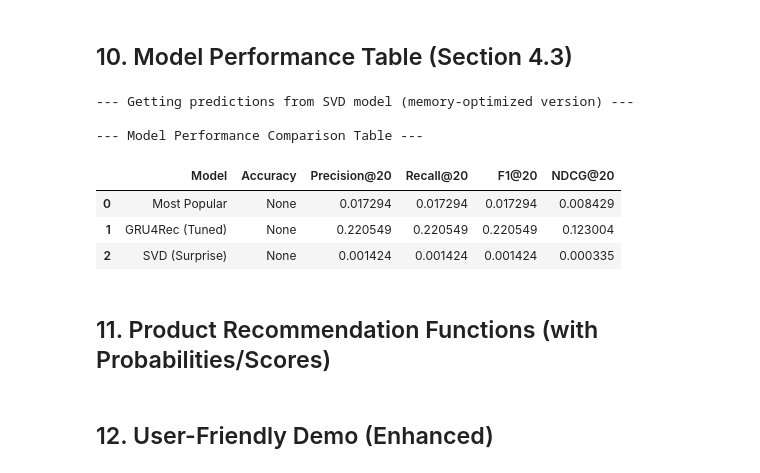
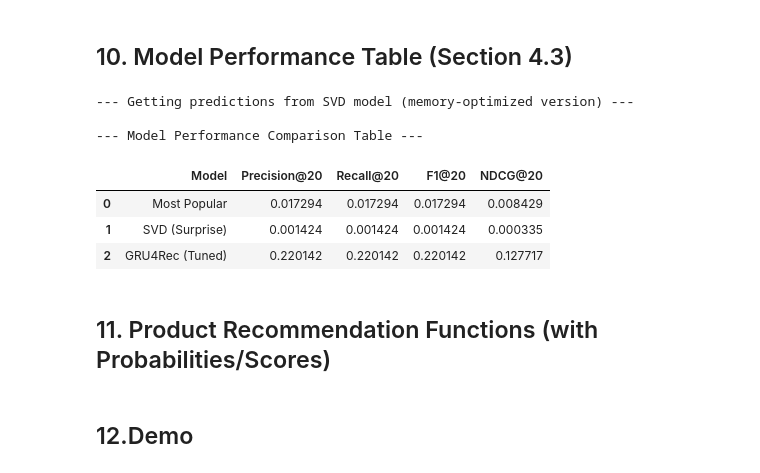
Before and after one commit to Khanh-Nguyen-android/Projectgroup-52-topic-2, a Jupyter notebook: retail_recommendation_engine.ipynb, the cells around one changed output. Saved outputs shown, nothing was run; the diff lists cells and outputs as text; code cells hidden in the pictures.

```diff
--- a/retail_recommendation_engine.ipynb
+++ b/retail_recommendation_engine.ipynb
@@ -532,11 +532,6 @@ def predict_next_gru(model, session, k=20):
     return topk.tolist()
 y_pred_gru = [predict_next_gru(model, session_input, k=20) for session_input in test_session_inputs]
 
-# --- Create results table ---
-results = []
-results.append(['Most Popular', None, precision_at_k(y_true, y_pred_pop, 20), recall_at_k(y_true, y_pred_pop, 20), f1_at_k(y_true, y_pred_pop, 20), ndcg_at_k(y_true, y_pred_pop, 20)])
-results.append(['GRU4Rec (Tuned)', None, precision_at_k(y_true, y_pred_gru, 20), recall_at_k(y_true, y_pred_gru, 20), f1_at_k(y_true, y_pred_gru, 20), ndcg_at_k(y_true, y_pred_gru, 20)])
-
 # Get predictions from the SVD model if it was successfully trained
 # *** THIS PART IS OPTIMIZED TO AVOID MEMORY OVERFLOW ***
 if svd_model is not None:
@@ -544,39 +539,43 @@ if svd_model is not None:
     svd_user2pred = {}
     all_item_idxs = train['item_idx'].unique()
     test_user_idxs = test_sessions_df['user_idx'].unique()
 
     # Efficiently loop through each user in the test set
     for user_idx in test_user_idxs:
         # Get the list of items the user has interacted with in the training set
         interacted_items = train[train['user_idx'] == user_idx]['item_idx'].unique()
 
         # Get the list of items the user has NOT interacted with to predict
         items_to_predict = np.setdiff1d(all_item_idxs, interacted_items)
 
         # Predict scores for the unseen items for ONLY this user
         predictions = [svd_model.predict(user_idx, item_idx) for item_idx in items_to_predict]
 
         # Sort and get top 20
         predictions.sort(key=lambda x: x.est, reverse=True)
         svd_user2pred[user_idx] = [pred.iid for pred in predictions[:20]]
 
     # Map the calculated recommendations to the correct order of test sessions
     y_pred_svd = [svd_user2pred.get(uidx, most_popular) for uidx in test_sessions_df['user_idx']]
 
-    results.append(['SVD (Surprise)', None, precision_at_k(y_true, y_pred_svd, 20), recall_at_k(y_true, y_pred_svd, 20), f1_at_k(y_true, y_pred_svd, 20), ndcg_at_k(y_true, y_pred_svd, 20)])
+# --- Create results table ---
+results = []
+results.append(['Most Popular', precision_at_k(y_true, y_pred_pop, 20), recall_at_k(y_true, y_pred_pop, 20), f1_at_k(y_true, y_pred_pop, 20), ndcg_at_k(y_true, y_pred_pop, 20)])
+results.append(['SVD (Surprise)', precision_at_k(y_true, y_pred_svd, 20), recall_at_k(y_true, y_pred_svd, 20), f1_at_k(y_true, y_pred_svd, 20), ndcg_at_k(y_true, y_pred_svd, 20)])
+results.append(['GRU4Rec (Tuned)', precision_at_k(y_true, y_pred_gru, 20), recall_at_k(y_true, y_pred_gru, 20), f1_at_k(y_true, y_pred_gru, 20), ndcg_at_k(y_true, y_pred_gru, 20)])
 
 # Display the final results DataFrame
-results_df = pd.DataFrame(results, columns=['Model', 'Accuracy', 'Precision@20', 'Recall@20', 'F1@20', 'NDCG@20'])
+results_df = pd.DataFrame(results, columns=['Model', 'Precision@20', 'Recall@20', 'F1@20', 'NDCG@20'])
 print("\n--- Model Performance Comparison Table ---")
 display(results_df)
 # %% [output]
 --- Getting predictions from SVD model (memory-optimized version) ---
 
 --- Model Performance Comparison Table ---
-|  | Model | Accuracy | Precision@20 | Recall@20 | F1@20 | NDCG@20 |
-| 0 | Most Popular | None | 0.017294 | 0.017294 | 0.017294 | 0.008429 |
-| 1 | GRU4Rec (Tuned) | None | 0.220549 | 0.220549 | 0.220549 | 0.123004 |
-| 2 | SVD (Surprise) | None | 0.001424 | 0.001424 | 0.001424 | 0.000335 |
+|  | Model | Precision@20 | Recall@20 | F1@20 | NDCG@20 |
+| 0 | Most Popular | 0.017294 | 0.017294 | 0.017294 | 0.008429 |
+| 1 | SVD (Surprise) | 0.001424 | 0.001424 | 0.001424 | 0.000335 |
+| 2 | GRU4Rec (Tuned) | 0.220142 | 0.220142 | 0.220142 | 0.127717 |
 # %% [markdown]
 ## 11. Product Recommendation Functions (with Probabilities/Scores)
 # %%
@@ -628,7 +627,7 @@ def recommend_products_svd(model, user_idx, trainset, n=5):
 
     return list(zip(top_items, top_scores))
 # %% [markdown]
-## 12. User-Friendly Demo (Enhanced)
+## 12.Demo
 # %%
 # Get a random session from the test set with at least 4 items for the demo
 test_sessions_df_demo = test.groupby('session_id')['itemid'].apply(list).reset_index()
```
Also changed, not shown: parts of 4 cells of this notebook.
